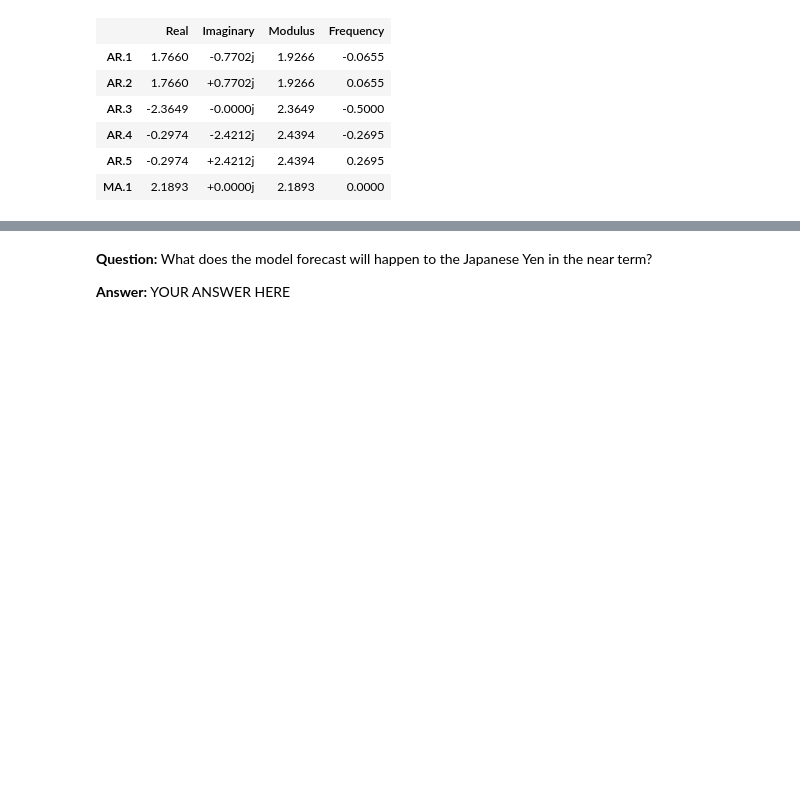
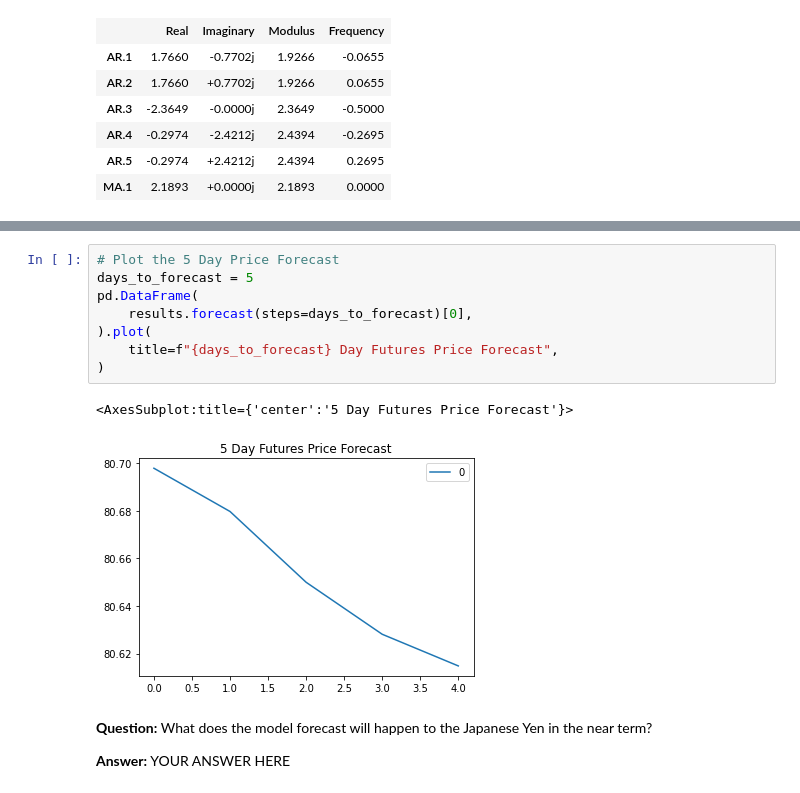
Before and after one commit to vincent-l-j/price-forecasting, a Jupyter notebook: src/time_series_analysis.ipynb, the cells around one changed output, grey strips where cells are left out. Saved outputs shown, nothing was run; the diff lists cells and outputs as text; blank space fills up the shorter version.

Commit message:
Plot the 5 Day Price Prediction using the ARIMA model

```diff
--- a/src/time_series_analysis.ipynb
+++ b/src/time_series_analysis.ipynb
@@ -237,3 +231,14 @@ Roots
+# %%
+# Plot the 5 Day Price Forecast
+days_to_forecast = 5
+pd.DataFrame(
+    results.forecast(steps=days_to_forecast)[0],
+).plot(
+    title=f"{days_to_forecast} Day Futures Price Forecast",
+)
+# %% [output]
+<AxesSubplot:title={'center':'5 Day Futures Price Forecast'}>
+[figure, added]
 # %% [markdown]
 **Question:** What does the model forecast will happen to the Japanese Yen in the near term?
 
```
Also changed, not shown: parts of 1 cell of this notebook.
